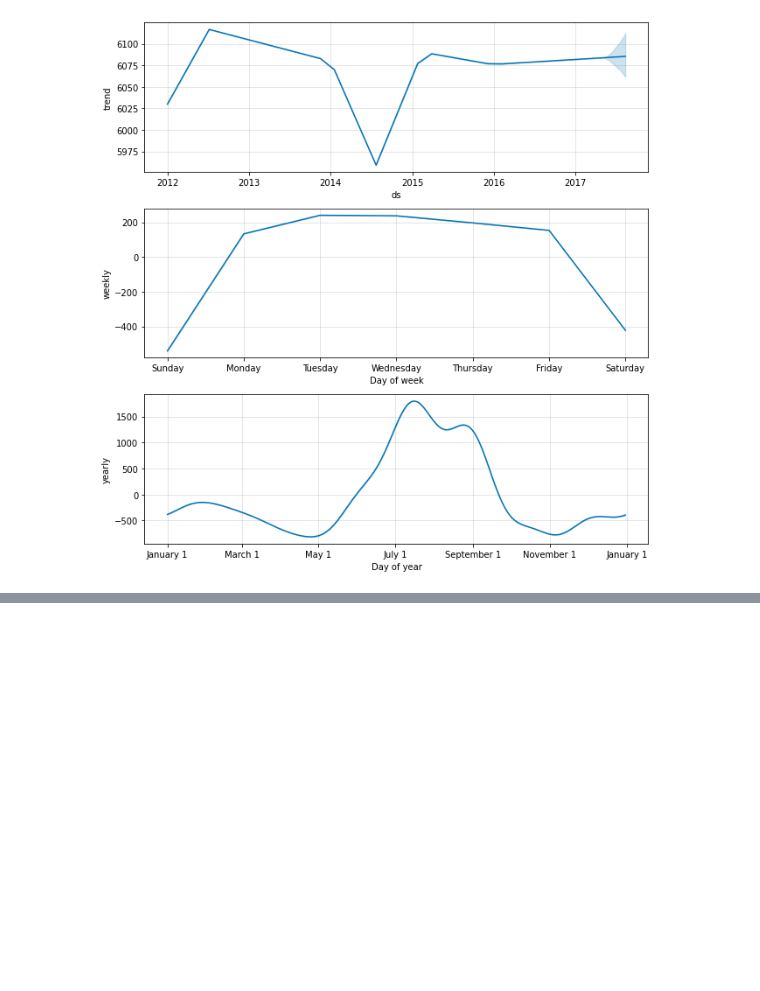
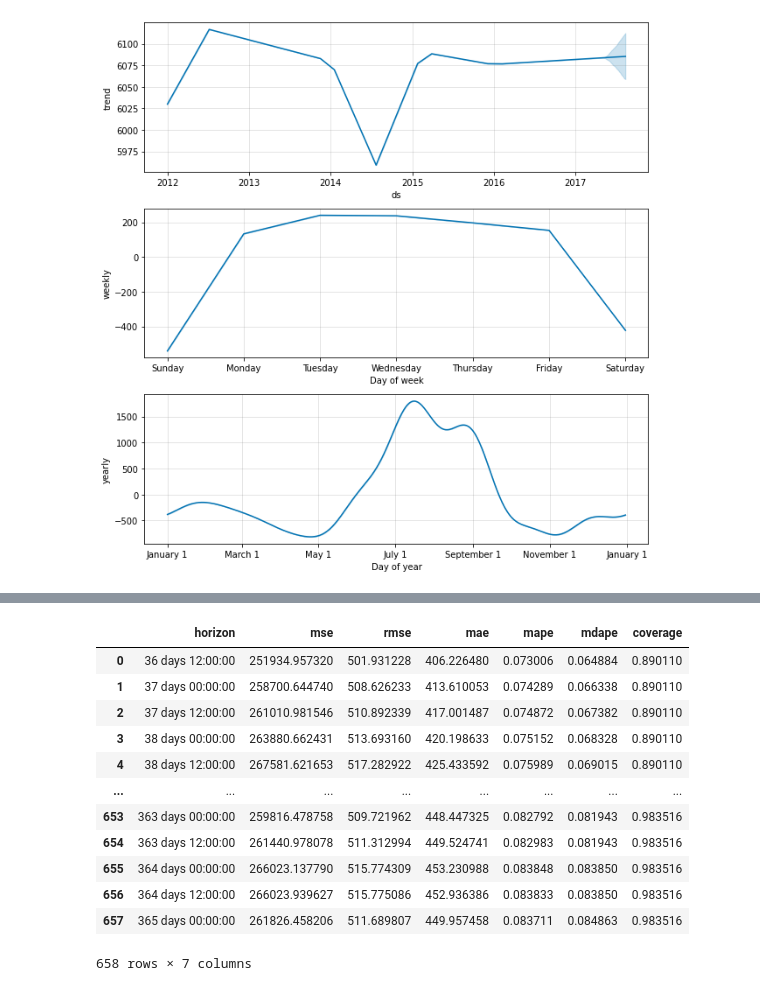
Before and after one commit to Kgs-Mathaba/Time_Series_modelling_using_Facebook_Prophet, a Jupyter notebook: Univariate_Time_Series_using_FB_Prophet.ipynb, the cells around one changed output, grey strips where cells are left out. Cells and saved outputs as stored; diff of their text form; code cells hidden in the pictures; blank space fills up the shorter version.

```diff
--- a/Univariate_Time_Series_using_FB_Prophet.ipynb
+++ b/Univariate_Time_Series_using_FB_Prophet.ipynb
@@ -236,0 +300,4 @@ fig2 = prophecy.plot_components(forecast)
+# %%
+from fbprophet.diagnostics import cross_validation
+cv_results = cross_validation(model = prophecy, initial='731 days', horizon='365 days')
+cv_results.head(10)
@@ -236,0 +317,18 @@ fig2 = prophecy.plot_components(forecast)
+# %%
+from fbprophet.diagnostics import performance_metrics
+df_p = performance_metrics(cv_results)
+df_p
+# %% [output]
+|  | horizon | mse | rmse | mae | mape | mdape | coverage |
+| 0 | 36 days 12:00:00 | 251934.957320 | 501.931228 | 406.226480 | 0.073006 | 0.064884 | 0.890110 |
+| 1 | 37 days 00:00:00 | 258700.644740 | 508.626233 | 413.610053 | 0.074289 | 0.066338 | 0.890110 |
+| 2 | 37 days 12:00:00 | 261010.981546 | 510.892339 | 417.001487 | 0.074872 | 0.067382 | 0.890110 |
+| 3 | 38 days 00:00:00 | 263880.662431 | 513.693160 | 420.198633 | 0.075152 | 0.068328 | 0.890110 |
+| 4 | 38 days 12:00:00 | 267581.621653 | 517.282922 | 425.433592 | 0.075989 | 0.069015 | 0.890110 |
+| ... | ... | ... | ... | ... | ... | ... | ... |
+| 653 | 363 days 00:00:00 | 259816.478758 | 509.721962 | 448.447325 | 0.082792 | 0.081943 | 0.983516 |
+| 654 | 363 days 12:00:00 | 261440.978078 | 511.312994 | 449.524741 | 0.082983 | 0.081943 | 0.983516 |
+| 655 | 364 days 00:00:00 | 266023.137790 | 515.774309 | 453.230988 | 0.083848 | 0.083850 | 0.983516 |
+| 656 | 364 days 12:00:00 | 266023.939627 | 515.775086 | 452.936386 | 0.083833 | 0.083850 | 0.983516 |
+| 657 | 365 days 00:00:00 | 261826.458206 | 511.689807 | 449.957458 | 0.083711 | 0.084863 | 0.983516 |
+658 rows × 7 columns
```
Also changed, not shown: parts of 9 cells of this notebook.
